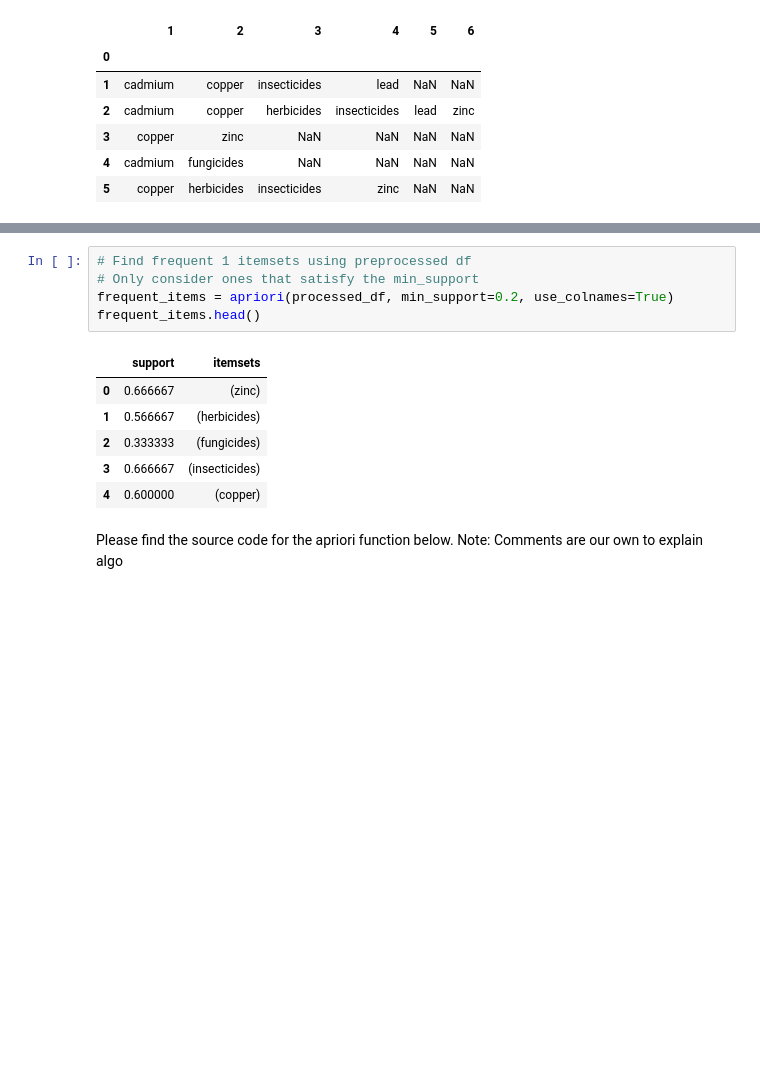
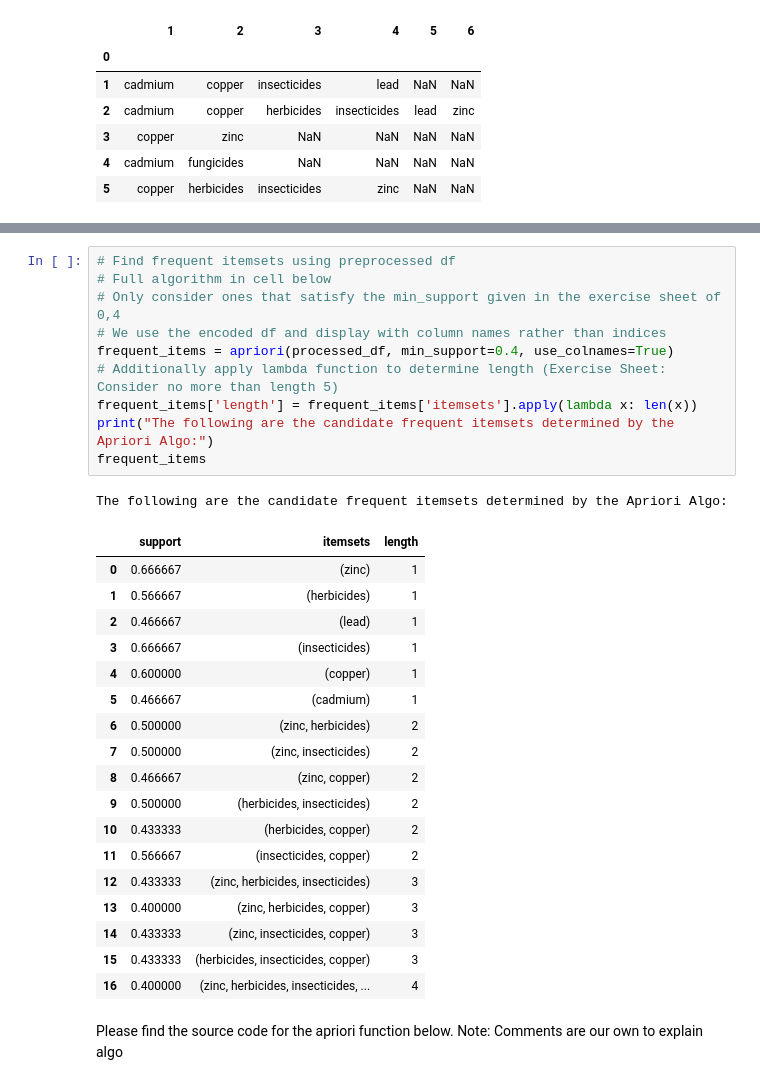
Before and after one commit to flo-s99/ABA_16, a Jupyter notebook: ABA_16.ipynb, the cells around one changed output, grey strips where cells are left out. Cells and saved outputs as stored; diff of their text form; blank space fills up the shorter version.

```diff
--- a/ABA_16.ipynb
+++ b/ABA_16.ipynb
@@ -61,15 +63,33 @@ processed_df.head(5)
-# %%
-# Find frequent 1 itemsets using preprocessed df
-# Only consider ones that satisfy the min_support
-frequent_items = apriori(processed_df, min_support=0.2, use_colnames=True)
-frequent_items.head()
-# %% [output]
-|  | support | itemsets |
-| 0 | 0.666667 | (zinc) |
-| 1 | 0.566667 | (herbicides) |
-| 2 | 0.333333 | (fungicides) |
-| 3 | 0.666667 | (insecticides) |
-| 4 | 0.600000 | (copper) |
+# %%
+# Find frequent itemsets using preprocessed df
+# Full algorithm in cell below
+# Only consider ones that satisfy the min_support given in the exercise sheet of 0,4
+# We use the encoded df and display with column names rather than indices
+frequent_items = apriori(processed_df, min_support=0.4, use_colnames=True)
+# Additionally apply lambda function to determine length (Exercise Sheet: Consider no more than length 5)
+frequent_items['length'] = frequent_items['itemsets'].apply(lambda x: len(x))
+print("The following are the candidate frequent itemsets determined by the Apriori Algo:")
+frequent_items
+# %% [output]
+The following are the candidate frequent itemsets determined by the Apriori Algo:
+|  | support | itemsets | length |
+| 0 | 0.666667 | (zinc) | 1 |
+| 1 | 0.566667 | (herbicides) | 1 |
+| 2 | 0.466667 | (lead) | 1 |
+| 3 | 0.666667 | (insecticides) | 1 |
+| 4 | 0.600000 | (copper) | 1 |
+| 5 | 0.466667 | (cadmium) | 1 |
+| 6 | 0.500000 | (zinc, herbicides) | 2 |
+| 7 | 0.500000 | (zinc, insecticides) | 2 |
+| 8 | 0.466667 | (zinc, copper) | 2 |
+| 9 | 0.500000 | (herbicides, insecticides) | 2 |
+| 10 | 0.433333 | (herbicides, copper) | 2 |
+| 11 | 0.566667 | (insecticides, copper) | 2 |
+| 12 | 0.433333 | (zinc, herbicides, insecticides) | 3 |
+| 13 | 0.400000 | (zinc, herbicides, copper) | 3 |
+| 14 | 0.433333 | (zinc, insecticides, copper) | 3 |
+| 15 | 0.433333 | (herbicides, insecticides, copper) | 3 |
+| 16 | 0.400000 | (zinc, herbicides, insecticides, ... | 4 |
 # %% [markdown]
 Please find the source code for the apriori function below. Note: Comments are our own to explain algo
 # %%
```
Also changed, not shown: parts of 4 cells of this notebook.
